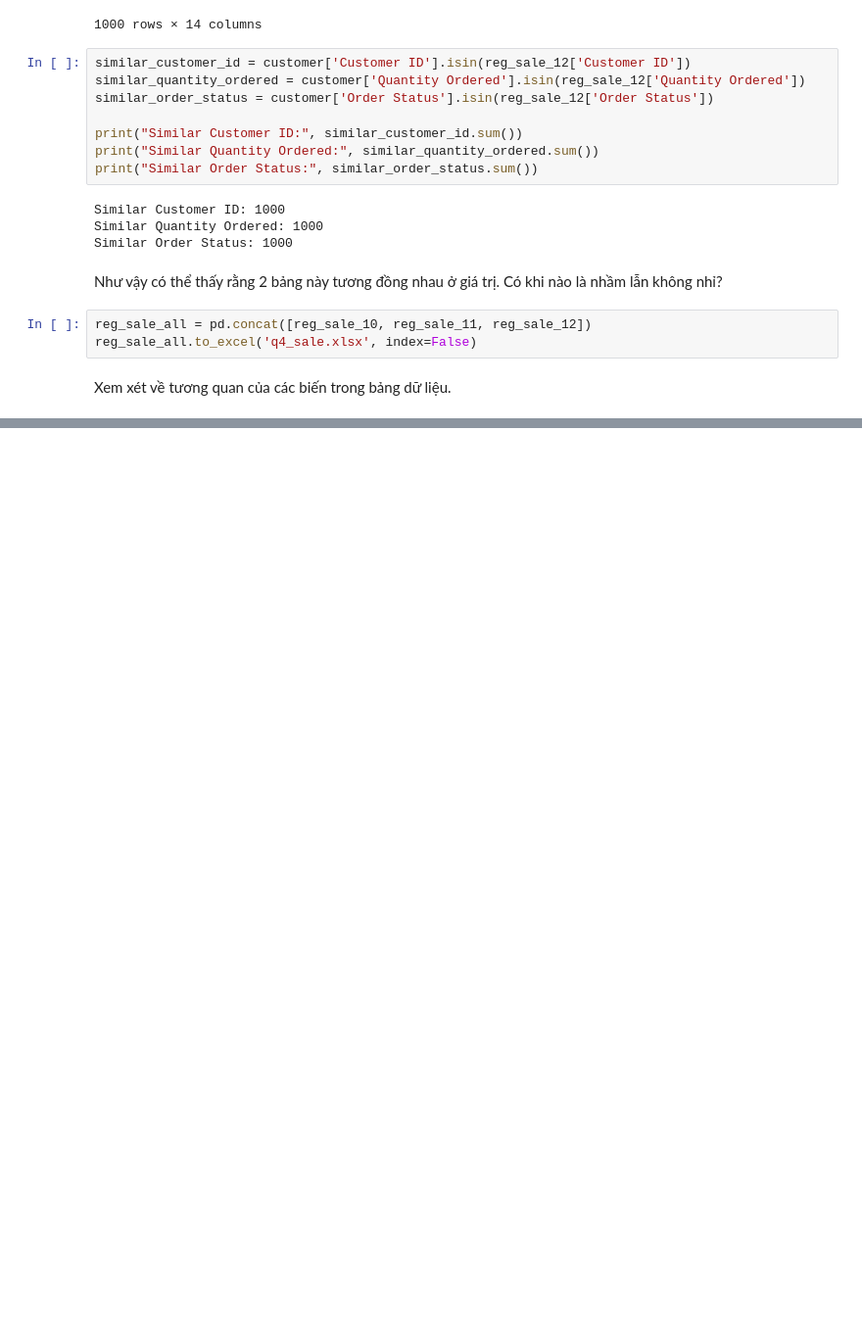
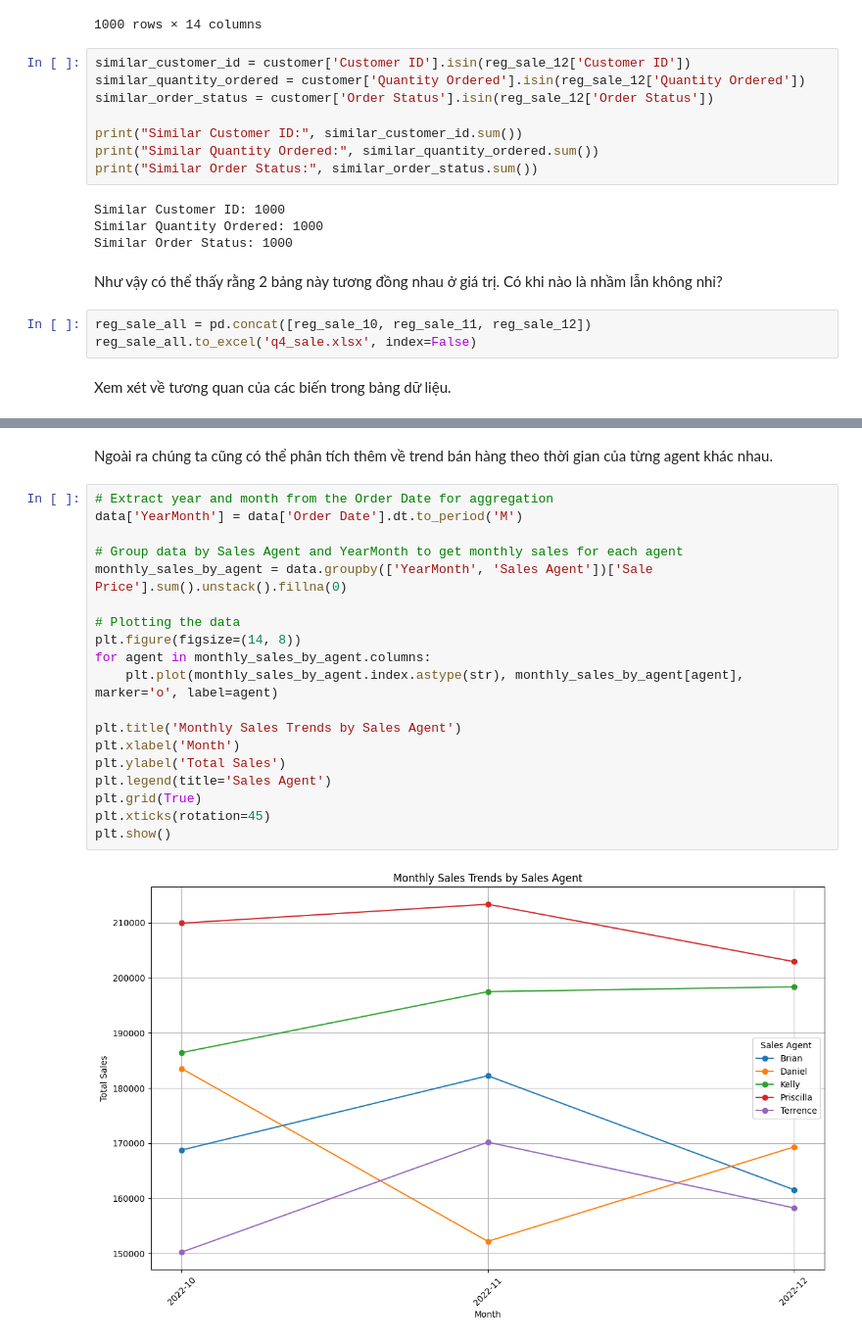
Before and after one commit to ngnquanq/aiesec_da, a Jupyter notebook: notebooks/eda.ipynb, the cells around one changed output, grey strips where cells are left out. Shown at 98% size. Saved outputs shown, nothing was run; the diff lists cells and outputs as text; blank space fills up the shorter version.

```diff
--- a/notebooks/eda.ipynb
+++ b/notebooks/eda.ipynb
@@ -471,0 +545,23 @@ Giả định đặt ra là sẽ có những lý do hủy hàng khiến cho các
+# %% [markdown]
+Ngoài ra chúng ta cũng có thể phân tích thêm về trend bán hàng theo thời gian của từng agent khác nhau.
+# %%
+# Extract year and month from the Order Date for aggregation
+data['YearMonth'] = data['Order Date'].dt.to_period('M')
+
+# Group data by Sales Agent and YearMonth to get monthly sales for each agent
+monthly_sales_by_agent = data.groupby(['YearMonth', 'Sales Agent'])['Sale Price'].sum().unstack().fillna(0)
+
+# Plotting the data
+plt.figure(figsize=(14, 8))
+for agent in monthly_sales_by_agent.columns:
+    plt.plot(monthly_sales_by_agent.index.astype(str), monthly_sales_by_agent[agent], marker='o', label=agent)
+
+plt.title('Monthly Sales Trends by Sales Agent')
+plt.xlabel('Month')
+plt.ylabel('Total Sales')
+plt.legend(title='Sales Agent')
+plt.grid(True)
+plt.xticks(rotation=45)
+plt.show()
+# %% [output]
+[figure, added]
```
Also changed, not shown: parts of 32 cells of this notebook, 1 other file.
